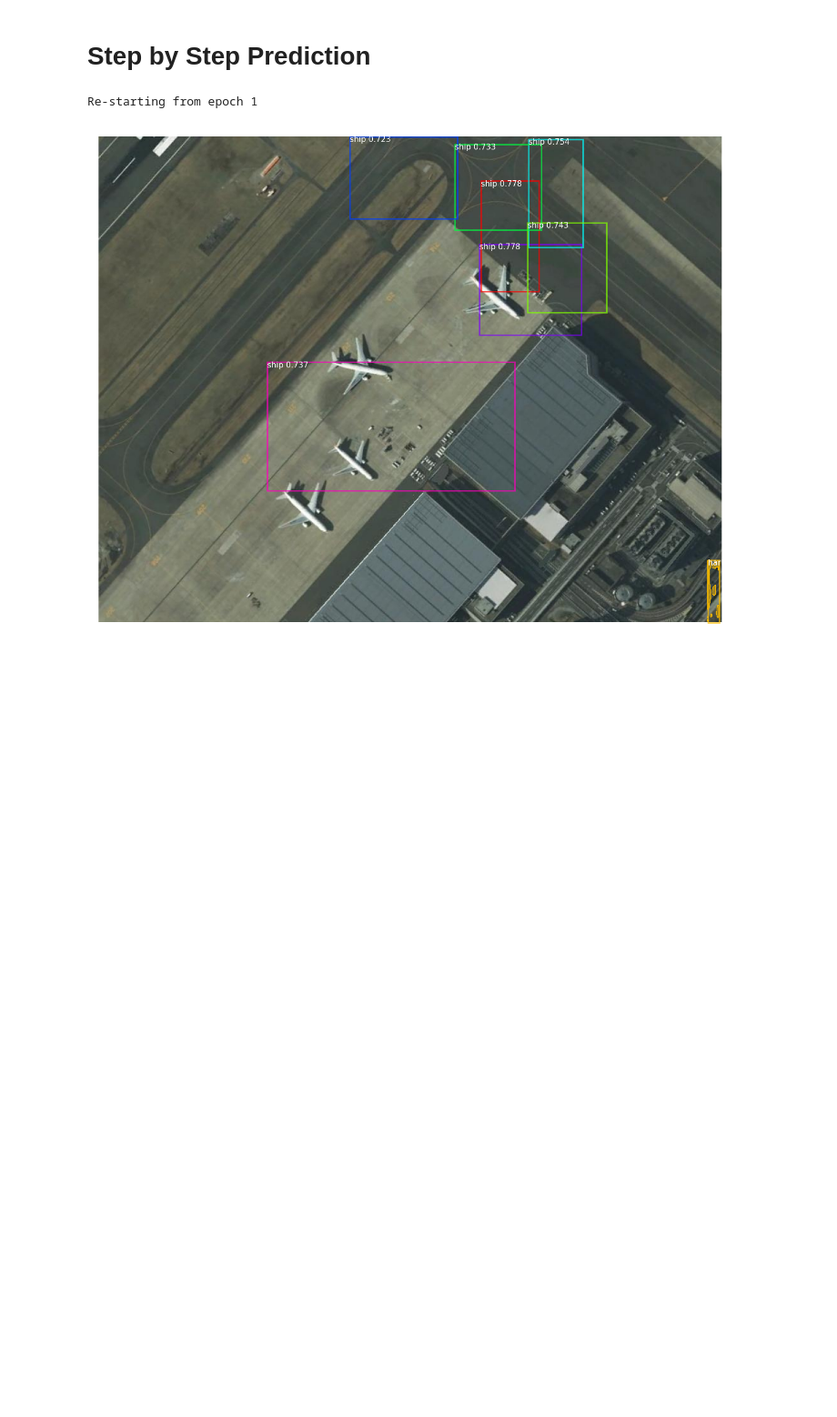
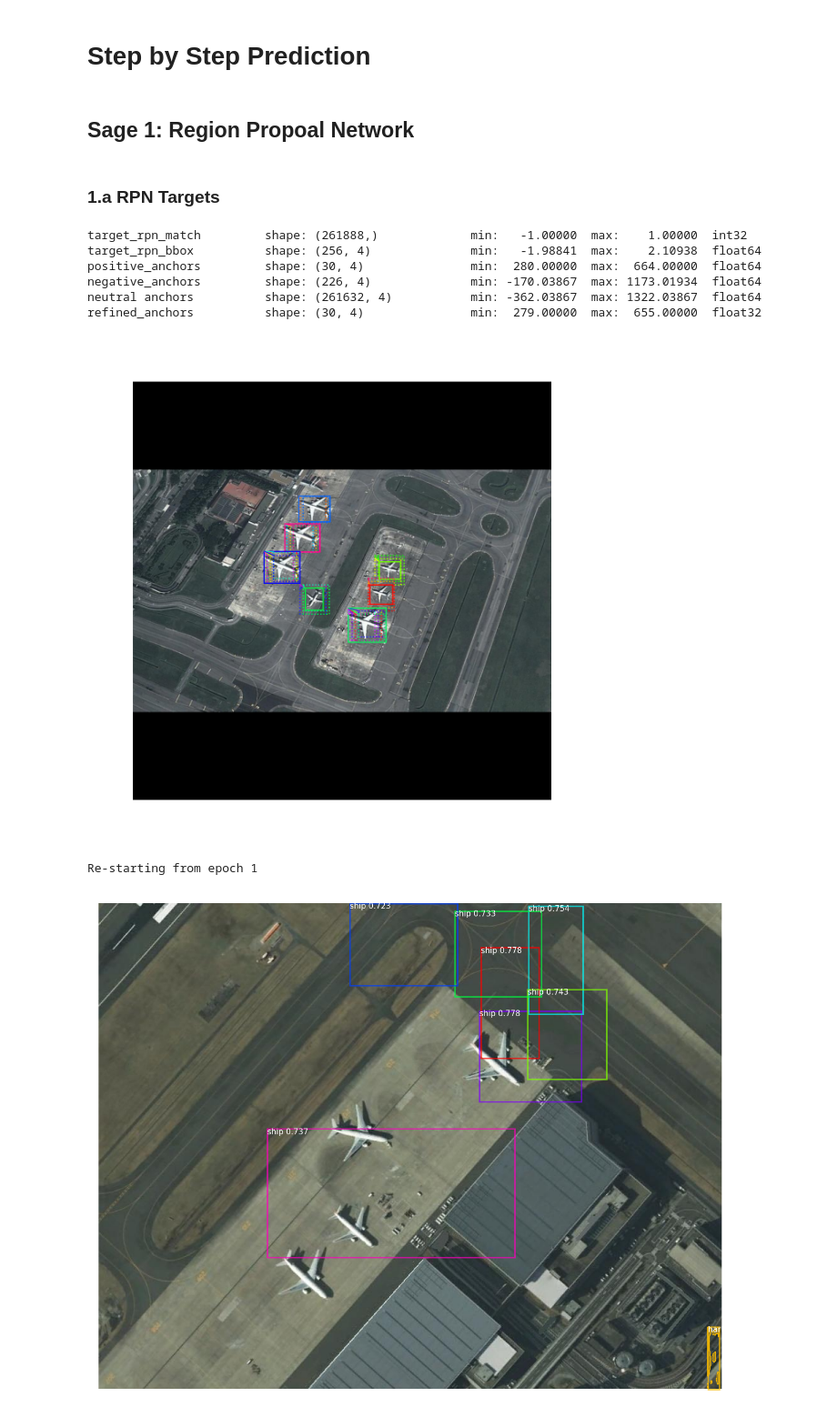
Before and after one commit to mspci/pdl, a Jupyter notebook: notebooks/inspect_data.ipynb, the cells around one changed output. Shown at 91% size. Saved outputs shown, nothing was run; the diff lists cells and outputs as text; code cells hidden in the pictures; blank space fills up the shorter version.

```diff
--- a/notebooks/inspect_data.ipynb
+++ b/notebooks/inspect_data.ipynb
@@ -332,5 +334,46 @@ print("mAP @ IoU=50: ", np.mean(APs))
 # %% [markdown]
 # Step by Step Prediction
+# %% [markdown]
+## Sage 1: Region Propoal Network
+# %% [markdown]
+### 1.a RPN Targets
+# %%
+# Generate RPN trainig targets
+# target_rpn_match is 1 for positive anchors, -1 for negative anchors
+# and 0 for neutral anchors.
+target_rpn_match, target_rpn_bbox = modellib.build_rpn_targets(
+    image.shape, model.anchors, gt_class_id, gt_bbox, model.config)
+log("target_rpn_match", target_rpn_match)
+log("target_rpn_bbox", target_rpn_bbox)
+
+positive_anchor_ix = np.where(target_rpn_match[:] == 1)[0]
+negative_anchor_ix = np.where(target_rpn_match[:] == -1)[0]
+neutral_anchor_ix = np.where(target_rpn_match[:] == 0)[0]
+positive_anchors = model.anchors[positive_anchor_ix]
+negative_anchors = model.anchors[negative_anchor_ix]
+neutral_anchors = model.anchors[neutral_anchor_ix]
+log("positive_anchors", positive_anchors)
+log("negative_anchors", negative_anchors)
+log("neutral anchors", neutral_anchors)
+
+# Apply refinement deltas to positive anchors
+refined_anchors = utils.apply_box_deltas(
+    positive_anchors,
+    target_rpn_bbox[:positive_anchors.shape[0]] * model.config.RPN_BBOX_STD_DEV)
+log("refined_anchors", refined_anchors, )
+# %% [output]
+target_rpn_match         shape: (261888,)             min:   -1.00000  max:    1.00000  int32
+target_rpn_bbox          shape: (256, 4)              min:   -1.98841  max:    2.10938  float64
+positive_anchors         shape: (30, 4)               min:  280.00000  max:  664.00000  float64
+negative_anchors         shape: (226, 4)              min: -170.03867  max: 1173.01934  float64
+neutral anchors          shape: (261632, 4)           min: -362.03867  max: 1322.03867  float64
+refined_anchors          shape: (30, 4)               min:  279.00000  max:  655.00000  float32
+# %%
+# Display positive anchors before refinement (dotted) and
+# after refinement (solid).
+visualize.draw_boxes(image, boxes=positive_anchors, refined_boxes=refined_anchors, ax=get_ax())
+# %% [output]
+[figure, added]
 # %%
 # import sys
 # import os
```
Also changed, not shown: parts of 1 cell of this notebook.
